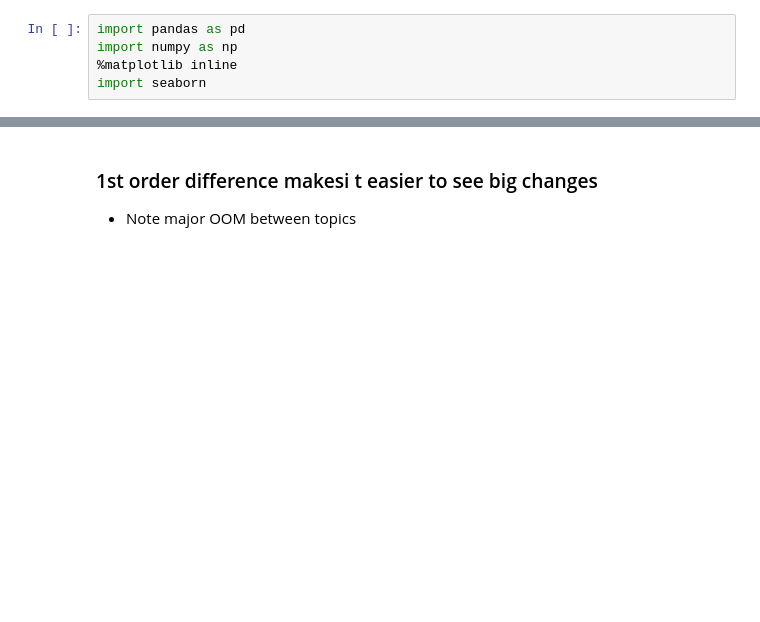
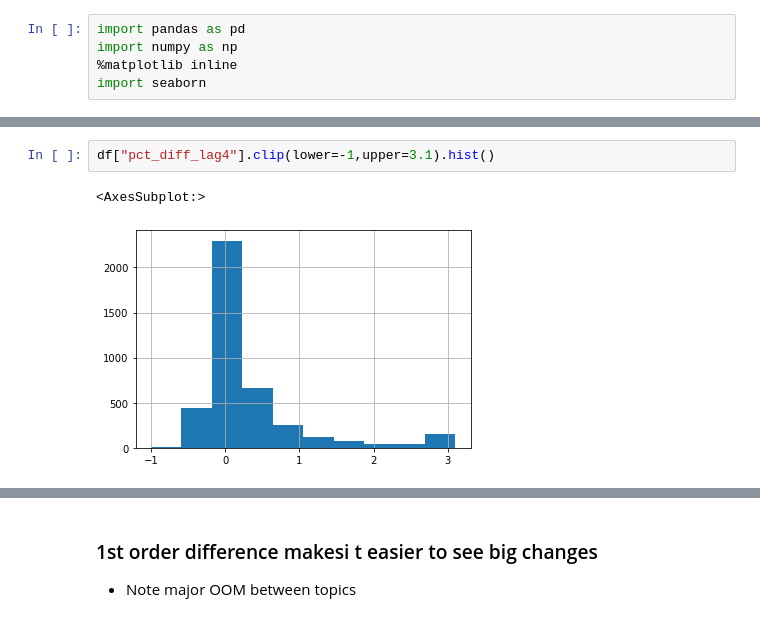
Before and after one commit to ddofer/Trends, a Jupyter notebook: Trends_eda_v2.ipynb, the cells around one changed output, grey strips where cells are left out. Drawn from its saved outputs; the diff is of its cells as text; blank space fills up the shorter version.

```diff
--- a/pubmed_trends_eda_v1.ipynb
+++ b/Trends_eda_v2.ipynb
@@ -57,0 +123,5 @@ df
+# %%
+df["pct_diff_lag4"].clip(lower=-1,upper=3.1).hist()
+# %% [output]
+<AxesSubplot:>
+[figure, added]
```
Also changed, not shown: parts of 23 cells of this notebook, 6 other files.
